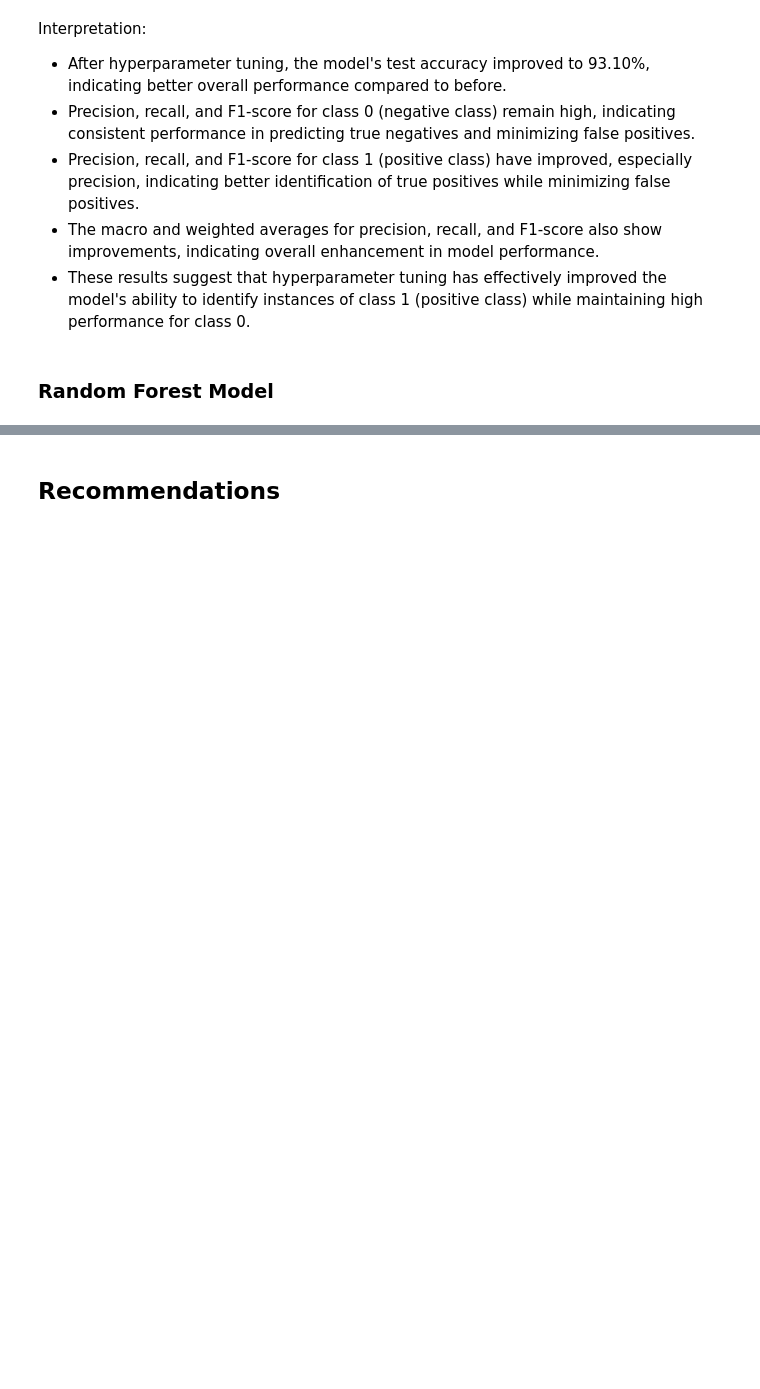
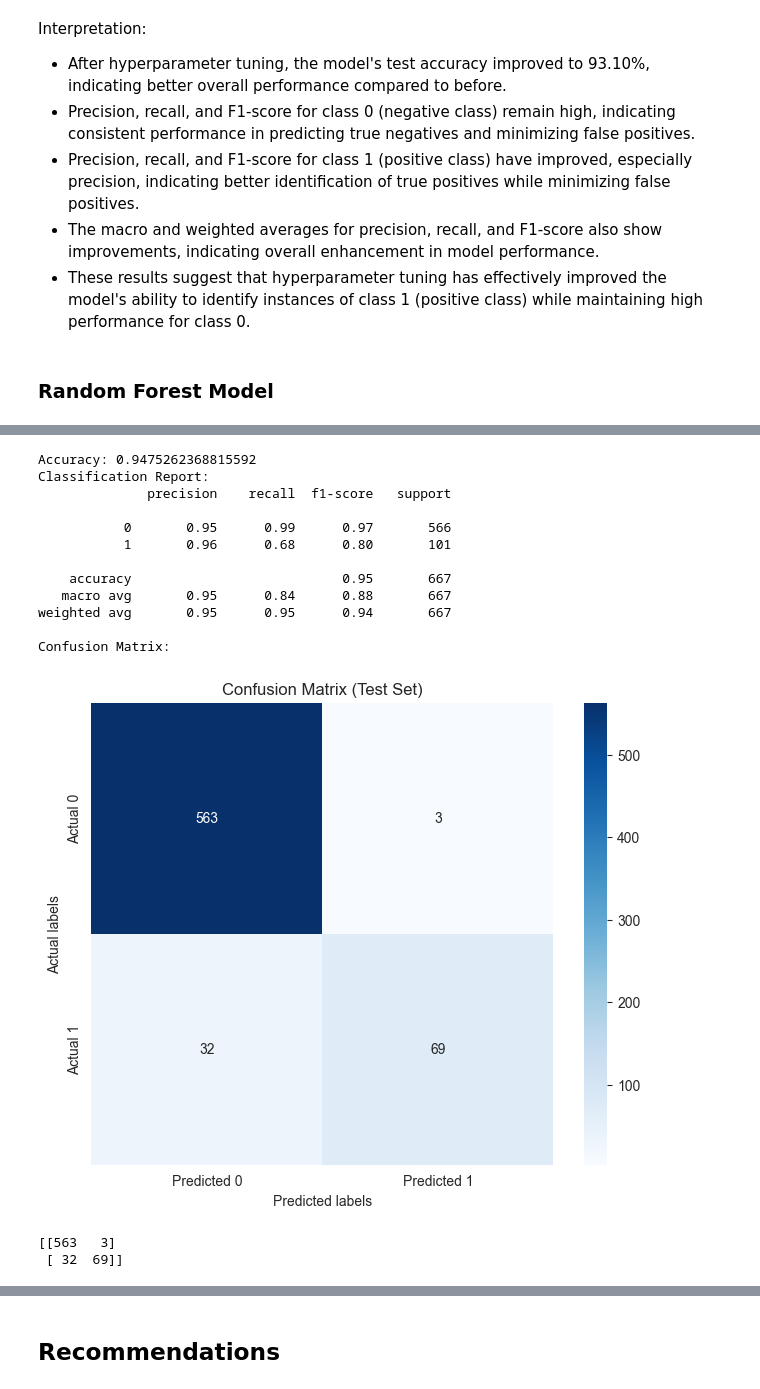
Before and after one commit to phelanthropus/SyriaTel-Customer-Churn, a Jupyter notebook: Untitled.ipynb, the cells around one changed output, grey strips where cells are left out. Cells and saved outputs as stored; diff of their text form; code cells hidden in the pictures; blank space fills up the shorter version.

```diff
--- a/Untitled.ipynb
+++ b/Untitled.ipynb
@@ -533,8 +533,8 @@ X_test_scaled = scaler.transform(X_test)
 ### Logistic Regression ###
 # %%
 # Create and train the logistic regression model
-model = LogisticRegression()
-model.fit(X_train_scaled, y_train)
+lg_model = LogisticRegression()
+lg_model.fit(X_train_scaled, y_train)
 # %% [output]
 LogisticRegression()
 # %%
@@ -683,11 +683,11 @@ The mean cross-validation score, 0.862, indicates the overall performance of the
 ### Decision Tree Model
 # %%
 # Create and train the decision tree model
-model = DecisionTreeClassifier(random_state=42)
-model.fit(X_train, y_train)
+dt_model = DecisionTreeClassifier(random_state=42)
+dt_model.fit(X_train, y_train)
 
 # Make predictions
-y_pred = model.predict(X_test)
+y_pred = dt_model.predict(X_test)
 
 # Evaluate the model
 # Calculate accuracy
@@ -715,7 +715,7 @@ print("Confusion Matrix:")
 # Step 7: Visualize the decision tree (optional)
 from sklearn.tree import plot_tree
 plt.figure(figsize=(20, 10))
-plot_tree(model, filled=True, feature_names=X.columns, class_names=['Not Churn', 'Churn'])
+plot_tree(dt_model, filled=True, feature_names=X.columns, class_names=['Not Churn', 'Churn'])
 plt.show()
 # %% [output]
 Accuracy: 0.9205397301349325
@@ -931,0 +848,58 @@ Confusion Matrix:
+# %%
+
+# Train Random Forest Model
+rf_model = RandomForestClassifier(n_estimators=100, random_state=42)
+rf_model.fit(X_train, y_train)  # Fit the model to the training data
+
+# Hyperparameter Tuning
+param_grid = {
+    'n_estimators': [50, 100, 200],
+    'max_depth': [None, 10, 20],
+    'min_samples_split': [2, 5, 10]
+}
+grid_search = GridSearchCV(RandomForestClassifier(random_state=42), param_grid, cv=5)
+grid_search.fit(X_train, y_train)
+best_model = grid_search.best_estimator_
+
+# Model Evaluation
+y_pred_test = rf_model.predict(X_test)  # Predict the target variable on the test set
+
+# Compute accuracy
+accuracy = accuracy_score(y_test, y_pred_test)
+print("Accuracy:", accuracy)
+
+# Print classification report
+print("Classification Report:")
+print(classification_report(y_test, y_pred_test))
+
+# Print confusion matrix
+print("Confusion Matrix:")
+conf_mat_test = confusion_matrix(y_test, y_pred_test)
+plt.figure(figsize=(8, 6))
+sns.heatmap(conf_mat_test, annot=True, fmt="d", cmap="Blues", square=True,
+            xticklabels=['Predicted 0', 'Predicted 1'],
+            yticklabels=['Actual 0', 'Actual 1'])
+plt.xlabel('Predicted labels')
+plt.ylabel('Actual labels')
+plt.title('Confusion Matrix (Test Set)')
+plt.show()
+print(conf_mat_test)
+
+# Compute feature importance
+feature_importance = rf_model.feature_importances_
+# %% [output]
+Accuracy: 0.9475262368815592
+Classification Report:
+              precision    recall  f1-score   support
+
+           0       0.95      0.99      0.97       566
+           1       0.96      0.68      0.80       101
+
+    accuracy                           0.95       667
+   macro avg       0.95      0.84      0.88       667
+weighted avg       0.95      0.95      0.94       667
+
+Confusion Matrix:
+[figure, added]
+[[563   3]
+ [ 32  69]]
```
Also changed, not shown: parts of 9 cells of this notebook.
